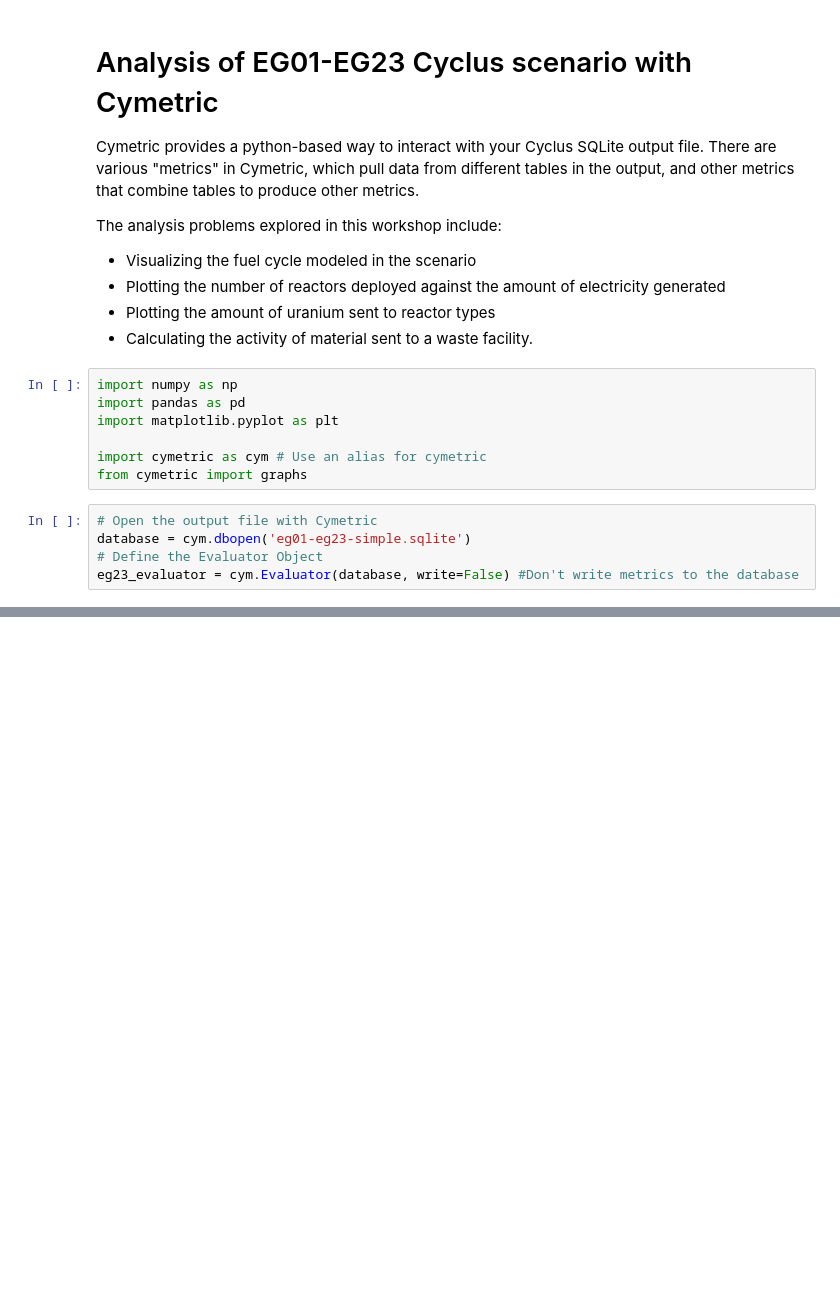
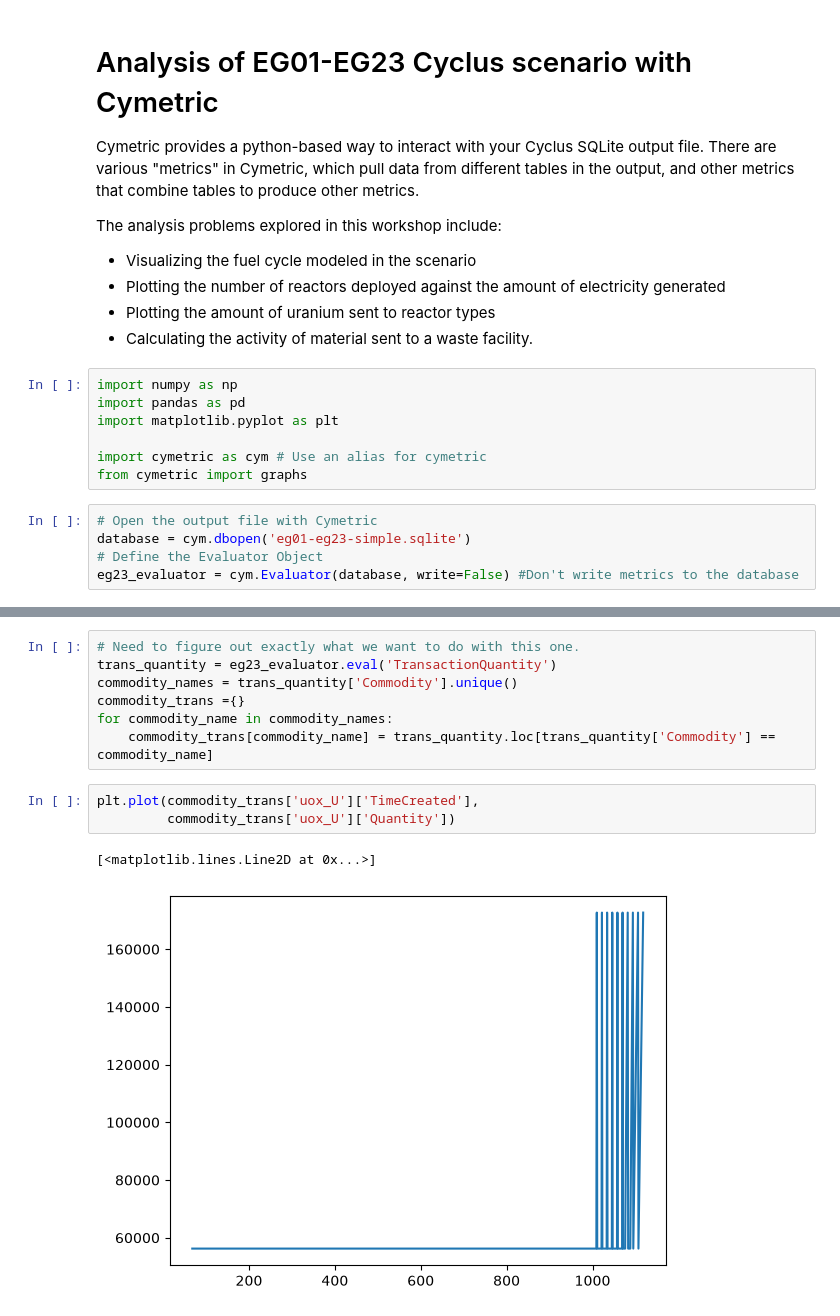
Before and after one commit to abachma2/Workshop-Codespace, a Jupyter notebook: examples/eg01-eg23-simple.ipynb, the cells around one changed output, grey strips where cells are left out. Drawn from its saved outputs; the diff is of its cells as text; blank space fills up the shorter version.

Commit message:
fill out more examples, add transactions, add questions

```diff
--- a/examples/eg01-eg23-simple.ipynb
+++ b/examples/eg01-eg23-simple.ipynb
@@ -70,0 +122,13 @@ fig.legend(['LWRs', 'SFRs', 'Electricity'])
+# %%
+# Need to figure out exactly what we want to do with this one.
+trans_quantity = eg23_evaluator.eval('TransactionQuantity')
+commodity_names = trans_quantity['Commodity'].unique()
+commodity_trans ={}
+for commodity_name in commodity_names:
+    commodity_trans[commodity_name] = trans_quantity.loc[trans_quantity['Commodity'] == commodity_name]
+# %%
+plt.plot(commodity_trans['uox_U']['TimeCreated'],
+         commodity_trans['uox_U']['Quantity'])
+# %% [output]
+[<matplotlib.lines.Line2D at 0x...>]
+[figure, added]
```
Also changed, not shown: parts of 9 cells of this notebook.
